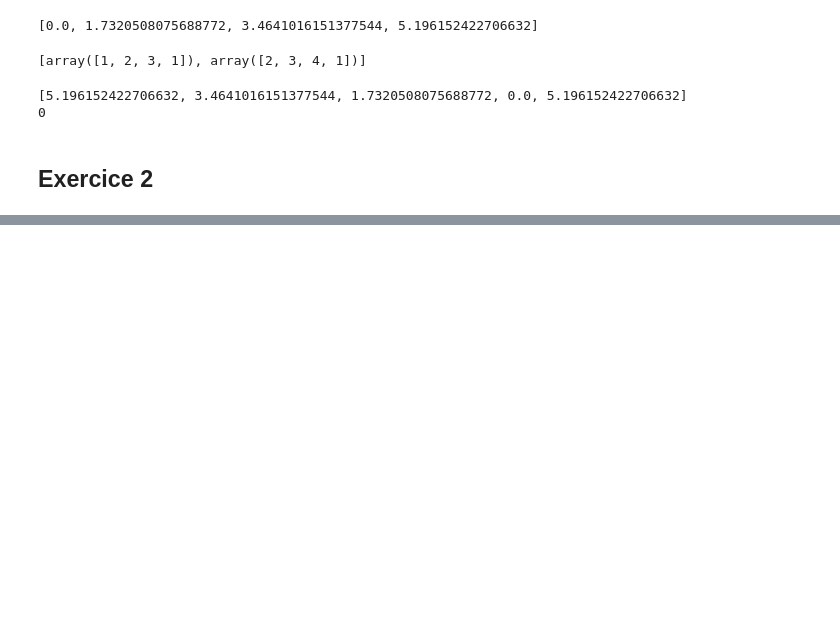
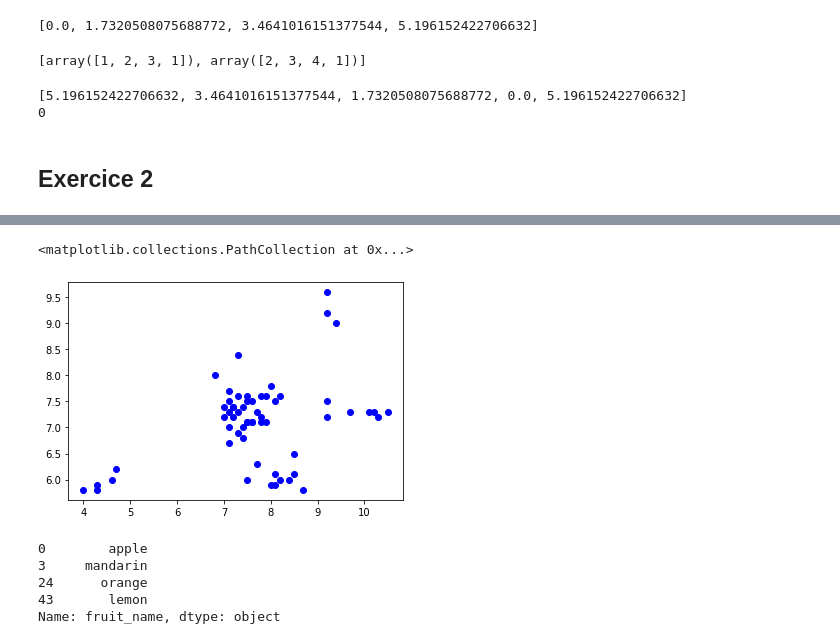
Before and after one commit to charles66820/CREMIfiles, a Jupyter notebook: acid/td/td04.ipynb, the cells around one changed output, grey strips where cells are left out. Drawn from its saved outputs; the diff is of its cells as text; code cells hidden in the pictures; blank space fills up the shorter version.

```diff
--- a/acid/td/td04.ipynb
+++ b/acid/td/td04.ipynb
@@ -90,0 +198,6 @@ print(classifier(u, dataset, 2))
+# %%
+import pandas as pa
+
+dataset = pa.read_csv("https://www.labri.fr/~zemmari/datasets/fruits.csv", sep="\t")
+df = pa.DataFrame(dataset)
+df[:4]
@@ -90,0 +210,18 @@ print(classifier(u, dataset, 2))
+# %%
+%matplotlib inline
+import matplotlib.pyplot as plt
+X = df["height"]
+Y = df["width"]
+plt.scatter(X, Y, c='b')
+# %% [output]
+<matplotlib.collections.PathCollection at 0x...>
+[figure, added]
+# %%
+fName = df["fruit_name"].drop_duplicates()
+fName
+# %% [output]
+0        apple
+3     mandarin
+24      orange
+43       lemon
+Name: fruit_name, dtype: object
```
Also changed, not shown: parts of 17 cells of this notebook.
